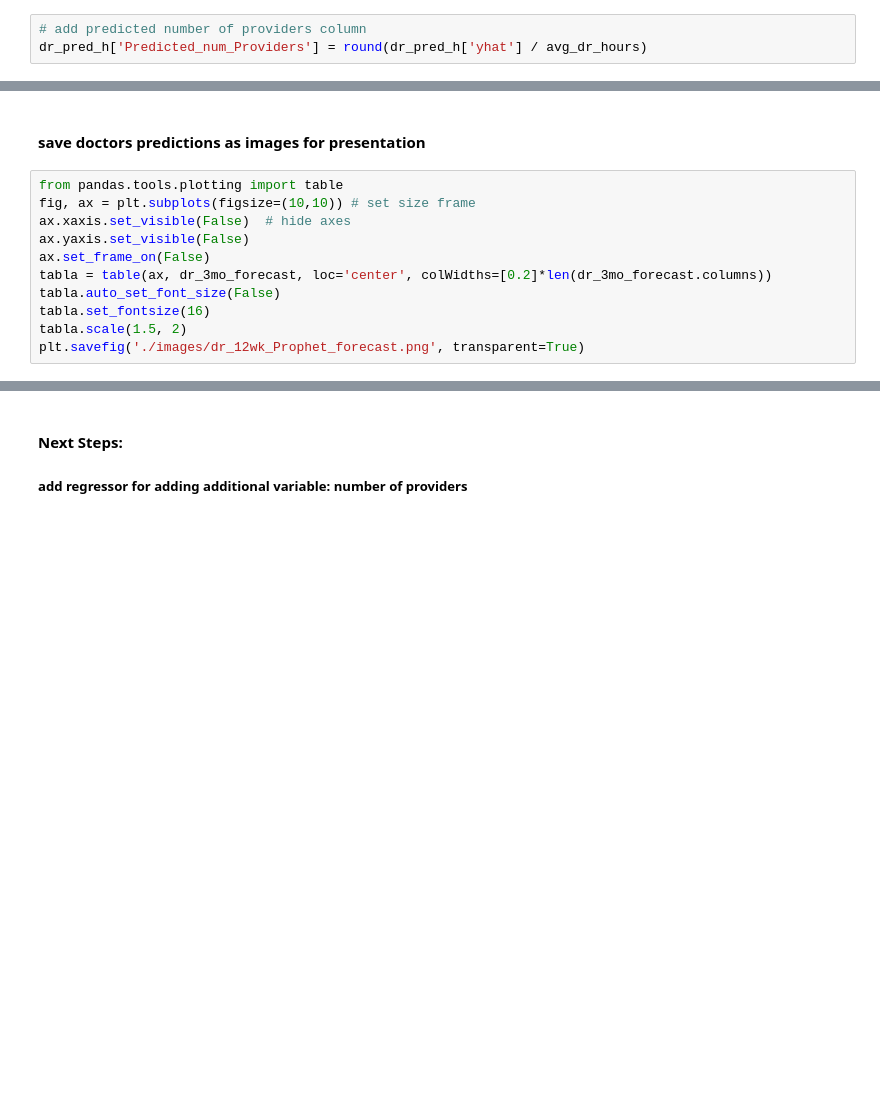
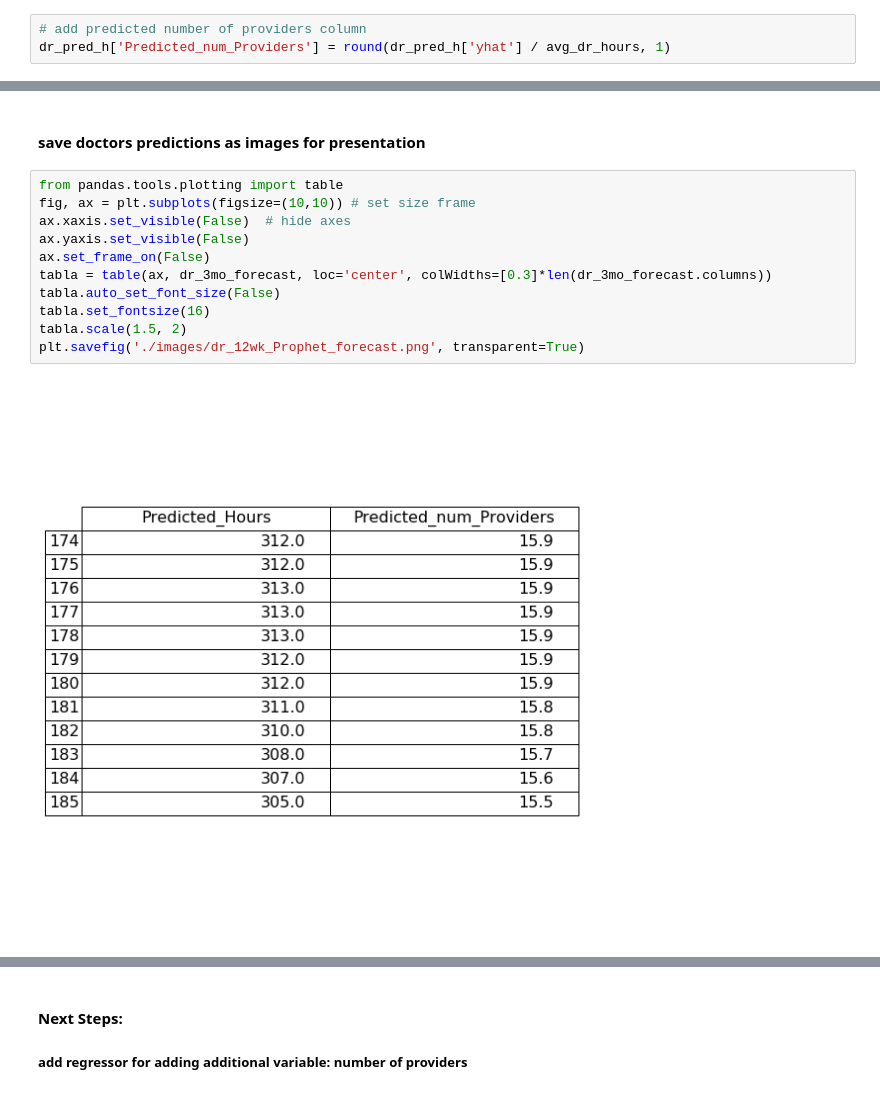
Before and after one commit to nicolemhfarley/capstone, a Jupyter notebook: Prophet.ipynb, the cells around one changed output, grey strips where cells are left out. Saved outputs shown, nothing was run; the diff lists cells and outputs as text; blank space fills up the shorter version.

```diff
--- a/Prophet.ipynb
+++ b/Prophet.ipynb
@@ -141,6 +259,6 @@ plot_prophet_forecast(dr_model_h, dr_forecast_h)
 # %%
 # add predicted number of providers column
-dr_pred_h['Predicted_num_Providers'] = round(dr_pred_h['yhat'] / avg_dr_hours)
+dr_pred_h['Predicted_num_Providers'] = round(dr_pred_h['yhat'] / avg_dr_hours, 1)
 # %%
 # fig = plot_prophet_forecast(dr_model_h, dr_forecast_h, xlabel='Date', ylabel='Hours')
 dr_fig = dr_model_h.plot(dr_forecast_h, xlabel='Date', ylabel='Hours')
@@ -235,14 +467,16 @@ dr_8_to_16_wk_prophet.to_csv('./data/dr_8_to_16_wk_prophet.csv')
 # %%
 from pandas.tools.plotting import table
 fig, ax = plt.subplots(figsize=(10,10)) # set size frame
 ax.xaxis.set_visible(False)  # hide axes
 ax.yaxis.set_visible(False)
 ax.set_frame_on(False)
-tabla = table(ax, dr_3mo_forecast, loc='center', colWidths=[0.2]*len(dr_3mo_forecast.columns))
+tabla = table(ax, dr_3mo_forecast, loc='center', colWidths=[0.3]*len(dr_3mo_forecast.columns))
 tabla.auto_set_font_size(False)
 tabla.set_fontsize(16)
 tabla.scale(1.5, 2)
 plt.savefig('./images/dr_12wk_Prophet_forecast.png', transparent=True)
+# %% [output]
+[figure, added]
 # %%
 from pandas.tools.plotting import table
 fig, ax = plt.subplots(figsize=(10,10)) # set size frame
```
Also changed, not shown: parts of 26 cells of this notebook, 9 other files.
